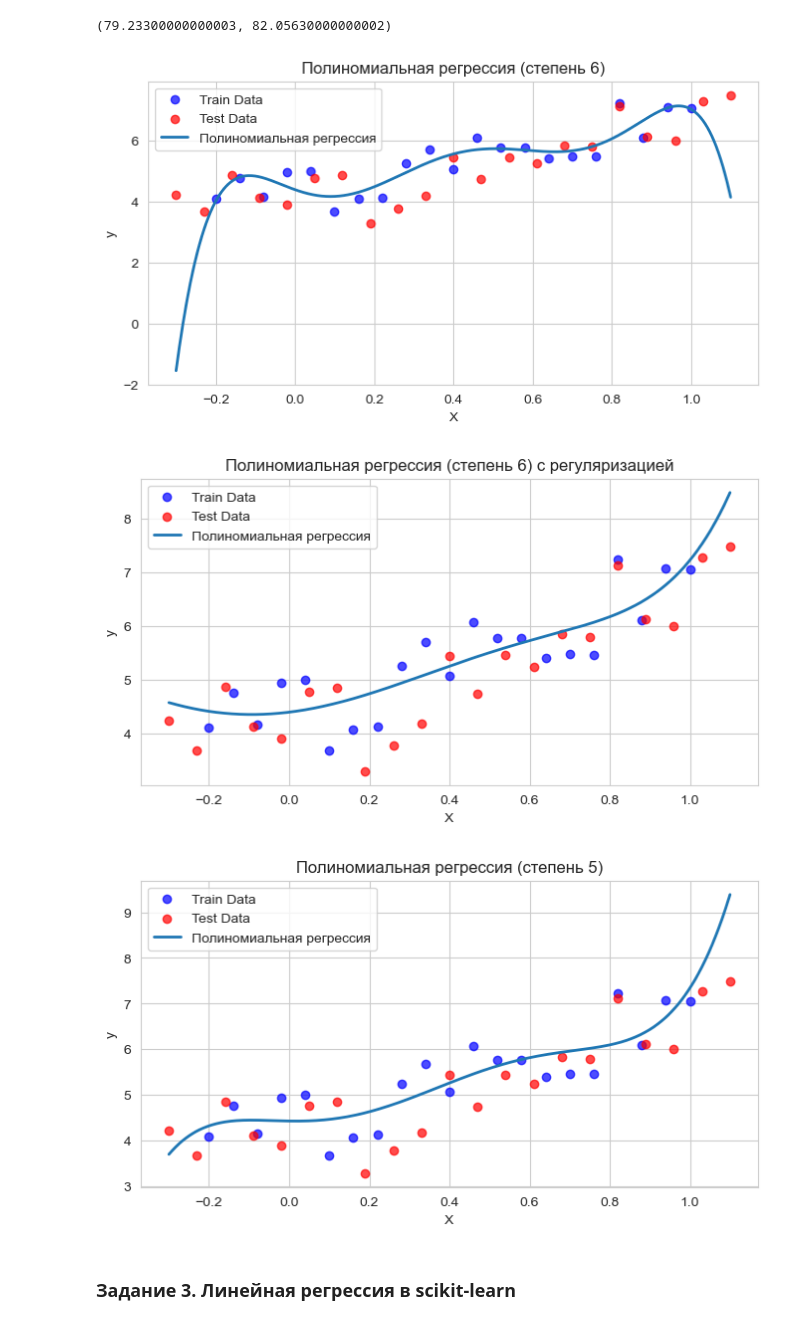
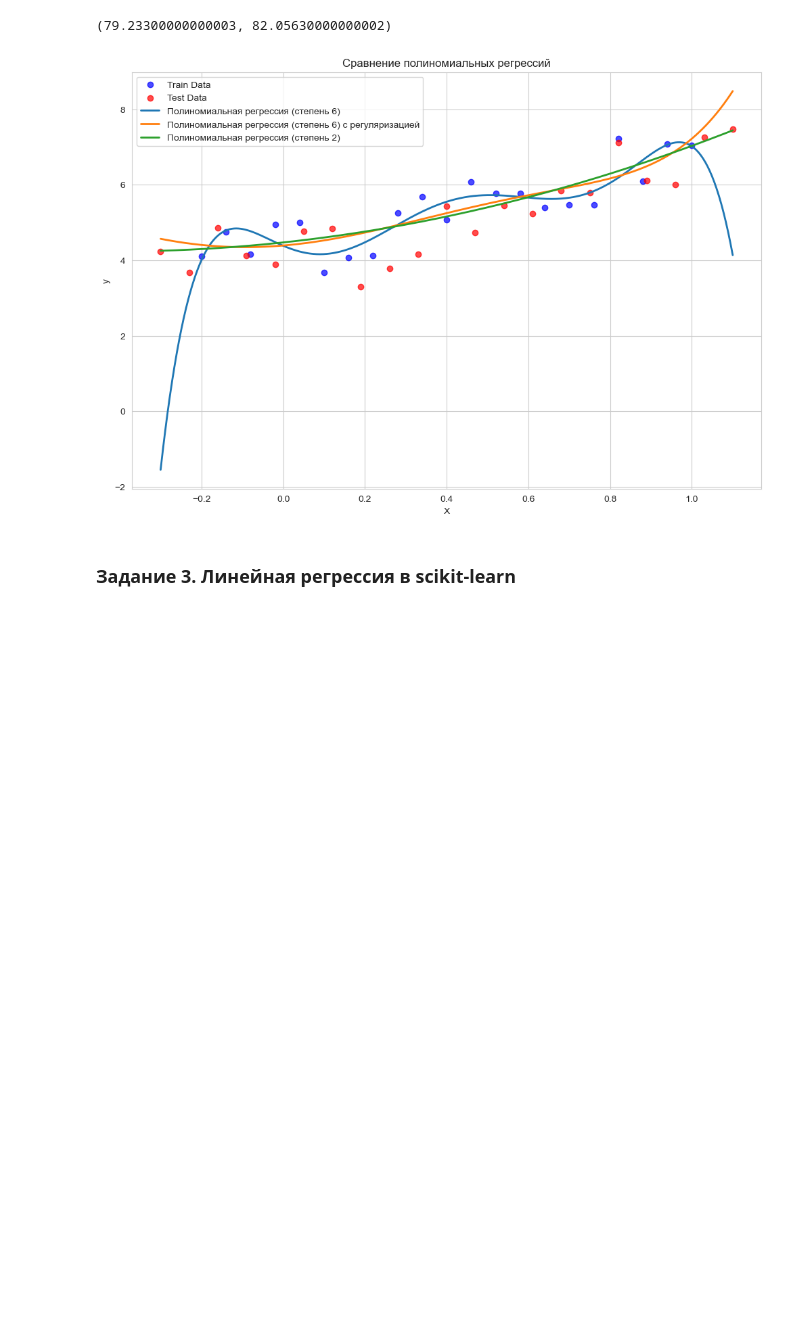
Before and after one commit to giezz/ml-module-2, a Jupyter notebook: lab3/ml_lab3.ipynb, the cells around one changed output. Saved outputs shown, nothing was run; the diff lists cells and outputs as text; code cells hidden in the pictures; blank space fills up the shorter version.

```diff
--- a/lab3/ml_lab3.ipynb
+++ b/lab3/ml_lab3.ipynb
@@ -155,42 +138,60 @@ default, reg
 # %%
 poly = PolynomialFeatures(degree=6)
 X_poly_train = poly.fit_transform(X_train)
 
 def get_weights(X, y):
     return np.linalg.inv(X.T.dot(X)).dot(X.T).dot(y)
 
 def get_weights_reg(X, y, regularization):
     return np.linalg.inv(X.T.dot(X) + regularization * np.eye(X.shape[1])).dot(X.T).dot(y)
 
 theta = get_weights(X_poly_train, y_train)
 y_pred = X_poly_train.dot(theta)
 theta_reg = get_weights_reg(X_poly_train, y_train, 0.001)
 y_pred_reg = X_poly_train.dot(theta_reg)
 
-def show_graph(theta, title):
-    plt.figure(figsize=(8, 4))
-    plt.scatter(X_train, y_train, color="blue", label="Train Data", alpha=0.7)
-    plt.scatter(X_test, y_test, color="red", label="Test Data", alpha=0.7)
-    X_range = np.linspace(min(X_train.min(), X_test.min()), max(X_train.max(), X_test.max()), 500).reshape(-1, 1)
-    X_poly_range = poly.transform(X_range)
-    y_range_pred = X_poly_range.dot(theta)
-    plt.plot(X_range, y_range_pred, label="Полиномиальная регрессия", linewidth=2)
-    plt.xlabel('X')
-    plt.ylabel('y')
-    plt.legend()
-    plt.title(f'{title}')
-    plt.show()
+# def show_graph(theta, title):
+#     plt.figure(figsize=(8, 4))
+#     plt.scatter(X_train, y_train, color="blue", label="Train Data", alpha=0.7)
+#     plt.scatter(X_test, y_test, color="red", label="Test Data", alpha=0.7)
+#     X_range = np.linspace(min(X_train.min(), X_test.min()), max(X_train.max(), X_test.max()), 500).reshape(-1, 1)
+#     X_poly_range = poly.transform(X_range)
+#     y_range_pred = X_poly_range.dot(theta)
+#     plt.plot(X_range, y_range_pred, label="Полиномиальная регрессия", linewidth=2)
+#     plt.xlabel('X')
+#     plt.ylabel('y')
+#     plt.legend()
+#     plt.title(f'{title}')
+#     plt.show()
 
-
-show_graph(theta, "Полиномиальная регрессия (степень 6)")
-show_graph(theta_reg, "Полиномиальная регрессия (степень 6) c регуляризацией")
-poly = PolynomialFeatures(degree=5)
+plt.figure(figsize=(12, 8))
+poly = PolynomialFeatures(degree=6)
 X_poly_train = poly.fit_transform(X_train)
-show_graph(get_weights(X_poly_train, y_train), "Полиномиальная регрессия (степень 5)")
+theta = get_weights(X_poly_train, y_train)
+y_pred = X_poly_train.dot(theta)
+X_range = np.linspace(min(X_train.min(), X_test.min()), max(X_train.max(), X_test.max()), 500).reshape(-1, 1)
+X_poly_range = poly.transform(X_range)
+y_range_pred = X_poly_range.dot(theta)
+plt.scatter(X_train, y_train, color="blue", label="Train Data", alpha=0.7)
+plt.scatter(X_test, y_test, color="red", label="Test Data", alpha=0.7)
+plt.plot(X_range, y_range_pred, label="Полиномиальная регрессия (степень 6)", linewidth=2)
+theta_reg = get_weights_reg(X_poly_train, y_train, 0.001)
+y_pred_reg = X_poly_train.dot(theta_reg)
+y_range_pred_reg = X_poly_range.dot(theta_reg)
+plt.plot(X_range, y_range_pred_reg, label="Полиномиальная регрессия (степень 6) с регуляризацией", linewidth=2)
+poly = PolynomialFeatures(degree=2)
+X_poly_train = poly.fit_transform(X_train)
+theta_2 = get_weights(X_poly_train, y_train)
+X_poly_range_2 = poly.transform(X_range)
+y_range_pred_2 = X_poly_range_2.dot(theta_2)
+plt.plot(X_range, y_range_pred_2, label="Полиномиальная регрессия (степень 2)", linewidth=2)
+plt.xlabel('X')
+plt.ylabel('y')
+plt.legend()
+plt.title('Сравнение полиномиальных регрессий')
+plt.show()
 # %% [output]
-[figure, old version]
+[figure, new version]
-[figure, removed]
-[figure, removed]
 # %% [markdown]
 ### Задание 3. Линейная регрессия в scikit-learn
 # %% [markdown]
```
Also changed, not shown: parts of 8 cells of this notebook, 1 other file.
